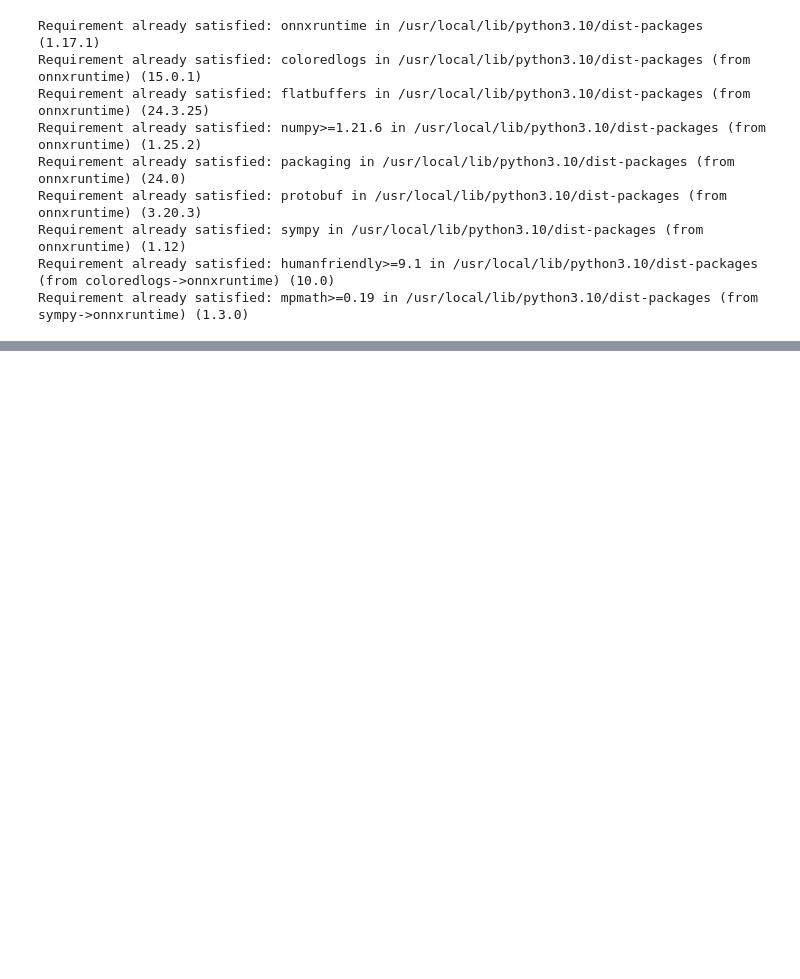
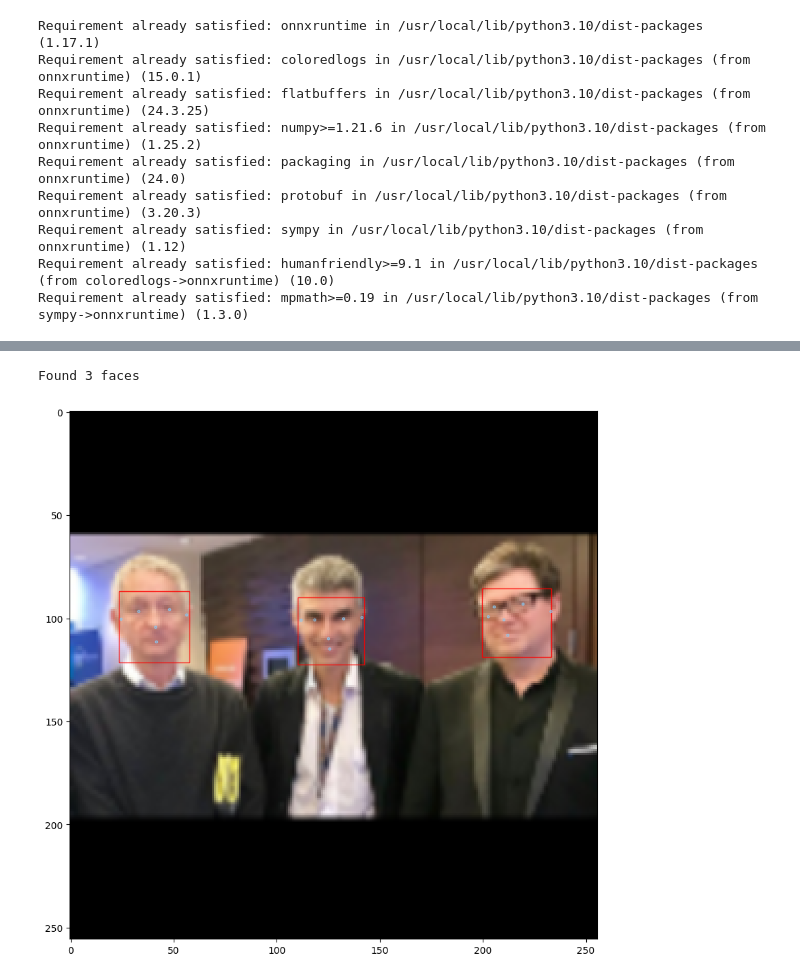
Before and after one commit to hasimoka/BlazeFace-PyTorch, a Jupyter notebook: InferenceONNXModel.ipynb, the cells around one changed output, grey strips where cells are left out. Cells and saved outputs as stored; diff of their text form; code cells hidden in the pictures; blank space fills up the shorter version.

```diff
--- a/InferenceONNXModel.ipynb
+++ b/InferenceONNXModel.ipynb
@@ -44,0 +130,4 @@ box_b.shape: (2, 4)
+# %%
+img2 = cv2.resize(img, (256, 256))
+back_detections = back_net.predict_on_image(img2)
+back_detections.shape
@@ -44,0 +151,5 @@ box_b.shape: (2, 4)
+# %%
+plot_detections(img2, back_detections)
+# %% [output]
+Found 3 faces
+[figure, added]
```
Also changed, not shown: parts of 15 cells of this notebook.
